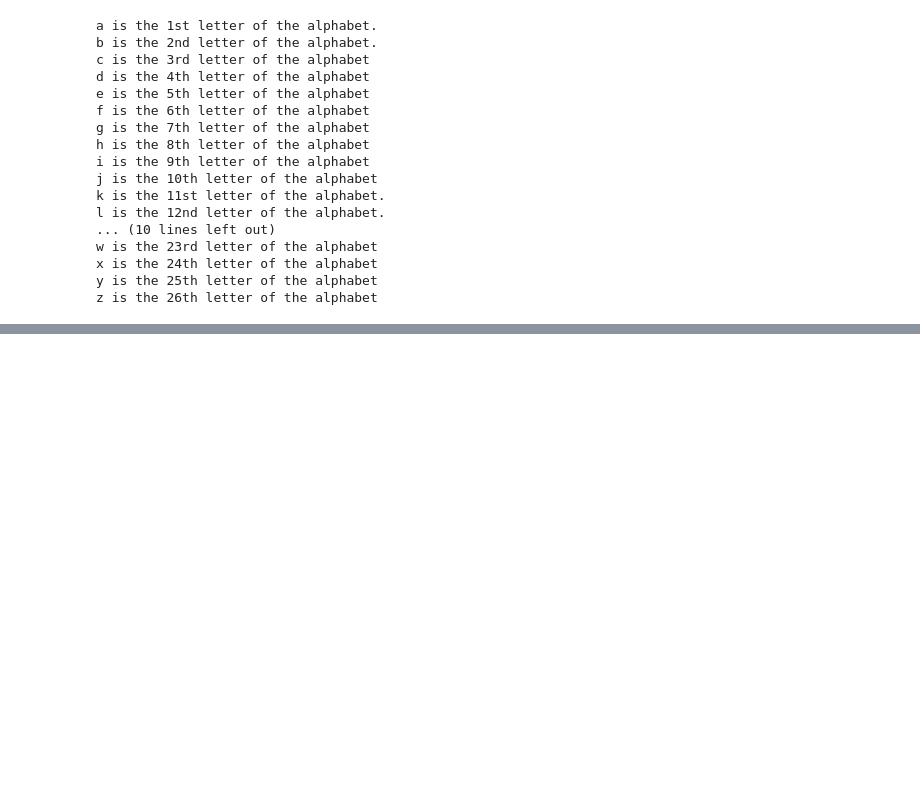
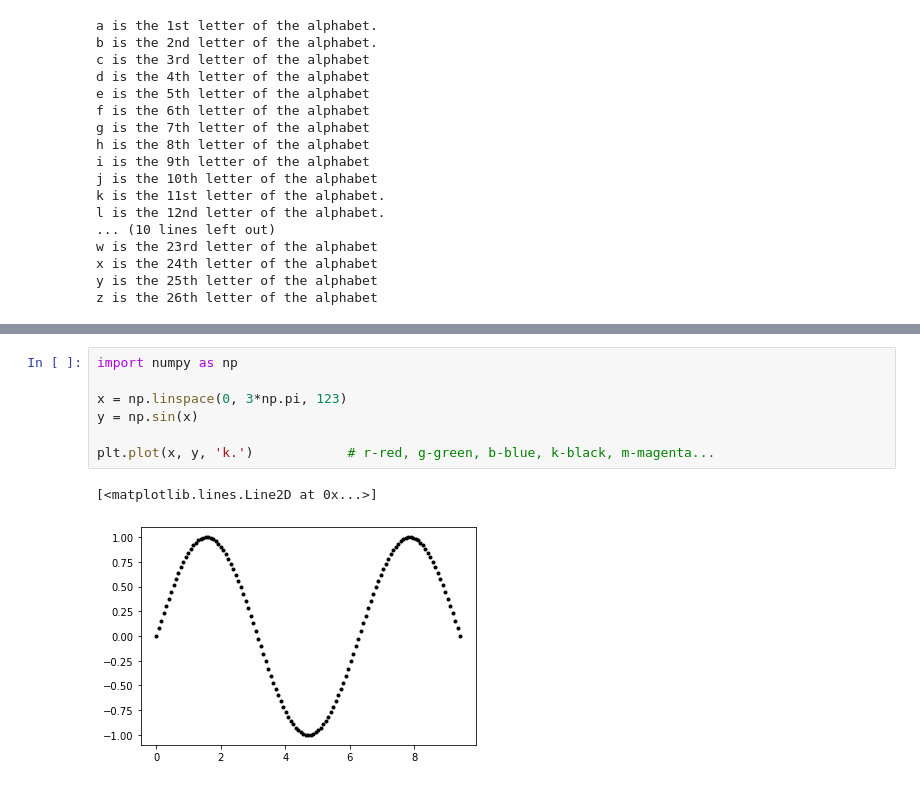
Before and after one commit to YolbarsZiya1997/Physics_is_fun, a Jupyter notebook: text&dataviz.ipynb, the cells around one changed output, grey strips where cells are left out. Saved outputs shown, nothing was run; the diff lists cells and outputs as text; blank space fills up the shorter version.

```diff
--- a/text&dataviz.ipynb
+++ b/text&dataviz.ipynb
@@ -59,0 +91,10 @@ z is the 26th letter of the alphabet
+# %%
+import numpy as np
+
+x = np.linspace(0, 3*np.pi, 123)
+y = np.sin(x)
+
+plt.plot(x, y, 'k.')            # r-red, g-green, b-blue, k-black, m-magenta...
+# %% [output]
+[<matplotlib.lines.Line2D at 0x...>]
+[figure, added]
```
Also changed, not shown: parts of 22 cells of this notebook.
